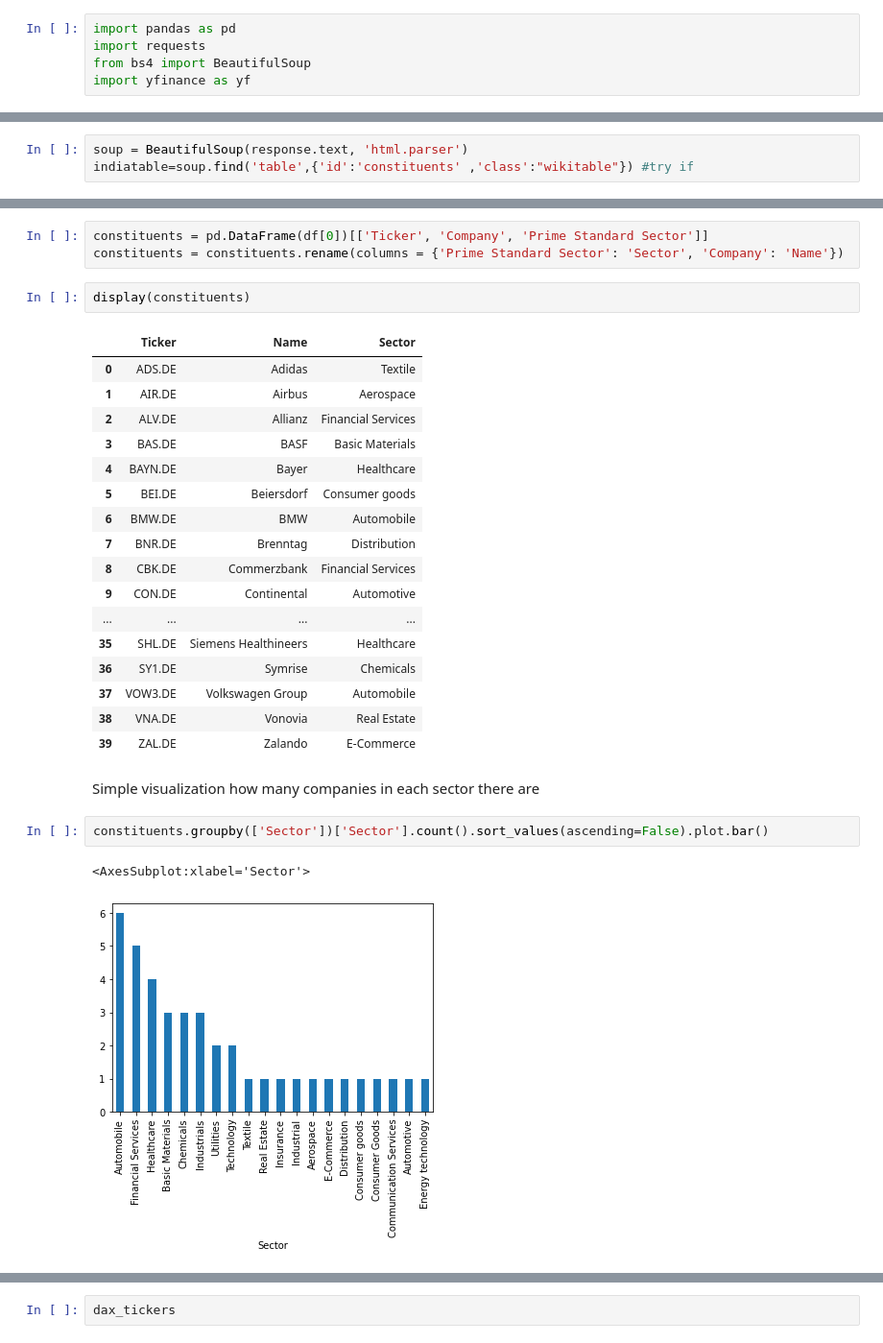
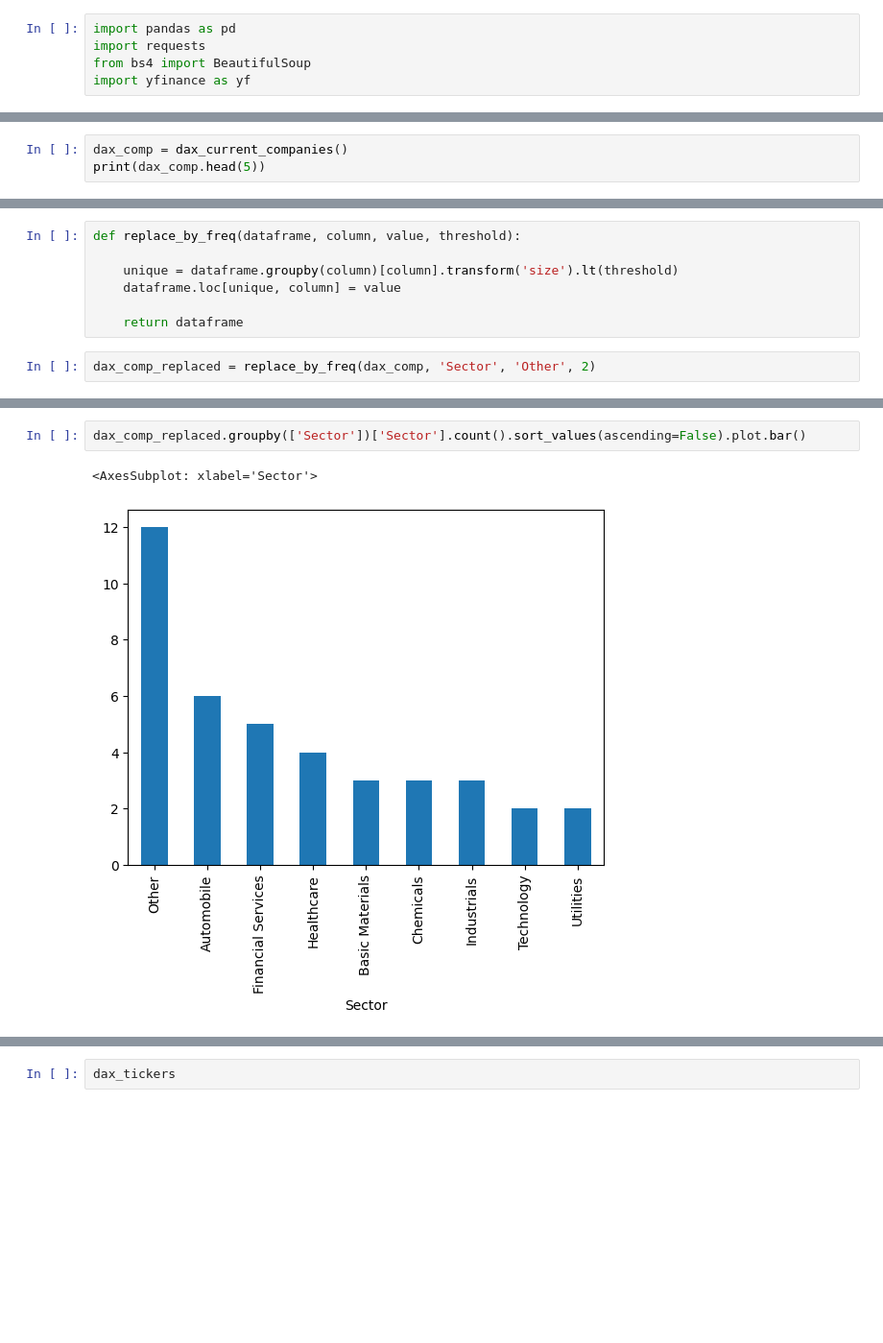
Before and after one commit to matkonar/portfolio-evaluation-and-visualisation, a Jupyter notebook: dax_mvp_project.ipynb, the cells around one changed output, grey strips where cells are left out. Shown at 96% size. Drawn from its saved outputs; the diff is of its cells as text; blank space fills up the shorter version.

Commit message:
download wiki table within function, function replacing sectors

```diff
--- a/dax_mvp_project.ipynb
+++ b/dax_mvp_project.ipynb
@@ -20,3 +7,0 @@ print(response.status_code)
-# %%
-soup = BeautifulSoup(response.text, 'html.parser')
-indiatable=soup.find('table',{'id':'constituents' ,'class':"wikitable"}) #try if
@@ -22,0 +42,3 @@ indiatable=soup.find('table',{'id':'constituents' ,'class':"wikitable"}) #try if
+# %%
+dax_comp = dax_current_companies()
+print(dax_comp.head(5))
@@ -23 +59,10 @@ indiatable=soup.find('table',{'id':'constituents' ,'class':"wikitable"}) #try if
+# %%
+def replace_by_freq(dataframe, column, value, threshold):
+
+    unique = dataframe.groupby(column)[column].transform('size').lt(threshold)
+    dataframe.loc[unique, column] = value
+
+    return dataframe
+# %%
+dax_comp_replaced = replace_by_freq(dax_comp, 'Sector', 'Other', 2)
 # %%
@@ -65,30 +88,5 @@ print(df)
-# %%
-constituents = pd.DataFrame(df[0])[['Ticker', 'Company', 'Prime Standard Sector']]
-constituents = constituents.rename(columns = {'Prime Standard Sector': 'Sector', 'Company': 'Name'})
-# %%
-display(constituents)
-# %% [output]
-|  | Ticker | Name | Sector |
-| 0 | ADS.DE | Adidas | Textile |
-| 1 | AIR.DE | Airbus | Aerospace |
-| 2 | ALV.DE | Allianz | Financial Services |
-| 3 | BAS.DE | BASF | Basic Materials |
-| 4 | BAYN.DE | Bayer | Healthcare |
-| 5 | BEI.DE | Beiersdorf | Consumer goods |
-| 6 | BMW.DE | BMW | Automobile |
-| 7 | BNR.DE | Brenntag | Distribution |
-| 8 | CBK.DE | Commerzbank | Financial Services |
-| 9 | CON.DE | Continental | Automotive |
-| ... | ... | ... | ... |
-| 35 | SHL.DE | Siemens Healthineers | Healthcare |
-| 36 | SY1.DE | Symrise | Chemicals |
-| 37 | VOW3.DE | Volkswagen Group | Automobile |
-| 38 | VNA.DE | Vonovia | Real Estate |
-| 39 | ZAL.DE | Zalando | E-Commerce |
-# %% [markdown]
-Simple visualization how many companies in each sector there are
 # %%
-constituents.groupby(['Sector'])['Sector'].count().sort_values(ascending=False).plot.bar()
+dax_comp_replaced.groupby(['Sector'])['Sector'].count().sort_values(ascending=False).plot.bar()
 # %% [output]
-<AxesSubplot:xlabel='Sector'>
+<AxesSubplot: xlabel='Sector'>
-[figure, old version]
+[figure, new version]
```
Also changed, not shown: parts of 12 cells of this notebook.
